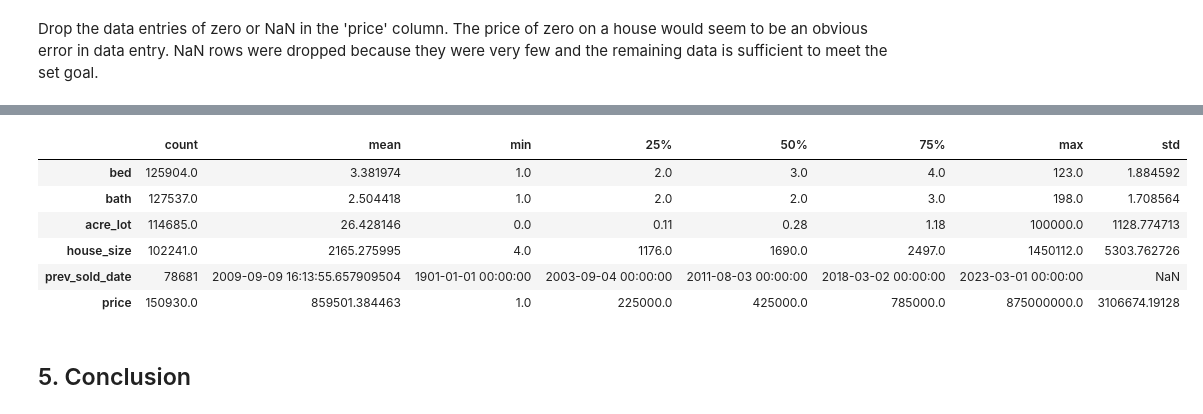
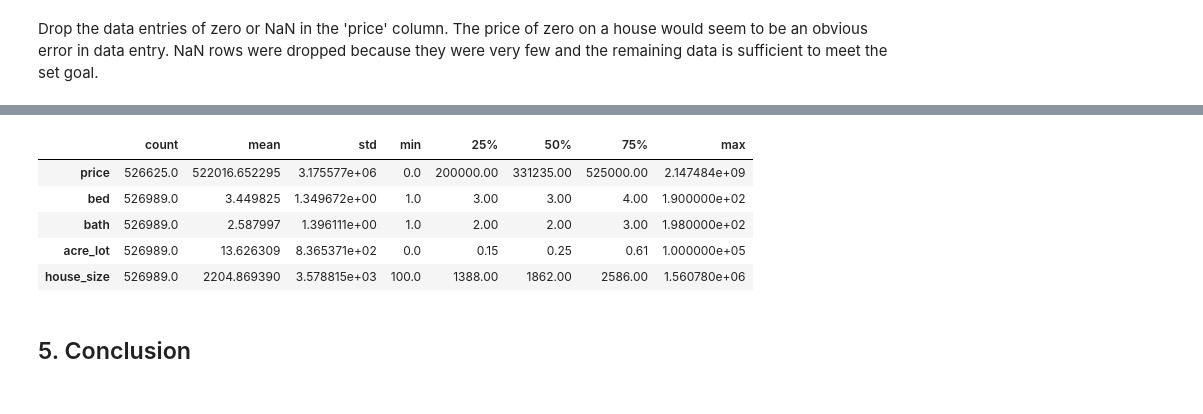
Before and after one commit to PM696/SpringboardBootCamp_DataScience, a Jupyter notebook: Capstone_Two_Data_Wrangling-main/Price_Prediction Model_Data_Wrangling_Stage.ipynb, the cells around one changed output, grey strips where cells are left out. Cells and saved outputs as stored; diff of their text form; code cells hidden in the pictures.

```diff
--- a/Capstone_Two_Data_Wrangling-main/Price_Prediction Model_Data_Wrangling_Stage.ipynb
+++ b/Capstone_Two_Data_Wrangling-main/Price_Prediction Model_Data_Wrangling_Stage.ipynb
@@ -47,7 +48,7 @@ import missingno as msno
 ## 3. Load the Real Estate Data
 # %%
 # Load the original dataset
-df = pd.read_csv('realtor_data.csv')
+df = pd.read_csv('US_housingdata.csv')
 # %%
 # Create a copy of the original dataset
 df2 = df.copy()
@@ -197,0 +182,5 @@ The column with the date when a house was previously sold has a lot missing data
+# %%
+# Drop rows with missing values in house_size, bath, bed, and acre_lot columns
+df_cleaned = df.dropna(subset=['house_size', 'bath', 'bed', 'acre_lot'])
+print(df_cleaned.shape)
+df_cleaned.head()
@@ -226,0 +199,5 @@ print(df2.shape)
+# %%
+# Convert columns from floats to strings
+df_cleaned['zip_code'] = df_cleaned['zip_code'].apply(lambda x: str(x).rstrip('.0'))
+df_cleaned['street'] = df_cleaned['street'].apply(lambda x: str(x).rstrip('.0'))
+df_cleaned['brokered_by'] = df_cleaned['brokered_by'].apply(lambda x: str(x).rstrip('.0'))
@@ -227,12 +220,11 @@ print(df2.shape)
 # %%
-df2.describe().T
+df_cleaned.describe().T
 # %% [output]
-|  | count | mean | min | 25% | 50% | 75% | max | std |
-| bed | 125904.0 | 3.381974 | 1.0 | 2.0 | 3.0 | 4.0 | 123.0 | 1.884592 |
-| bath | 127537.0 | 2.504418 | 1.0 | 2.0 | 2.0 | 3.0 | 198.0 | 1.708564 |
-| acre_lot | 114685.0 | 26.428146 | 0.0 | 0.11 | 0.28 | 1.18 | 100000.0 | 1128.774713 |
-| house_size | 102241.0 | 2165.275995 | 4.0 | 1176.0 | 1690.0 | 2497.0 | 1450112.0 | 5303.762726 |
-| prev_sold_date | 78681 | 2009-09-09 16:13:55.657909504 | 1901-01-01 00:00:00 | 2003-09-04 00:00:00 | 2011-08-03 00:00:00 | 2018-03-02 00:00:00 | 2023-03-01 00:00:00 | NaN |
-| price | 150930.0 | 859501.384463 | 1.0 | 225000.0 | 425000.0 | 785000.0 | 875000000.0 | 3106674.19128 |
+|  | count | mean | std | min | 25% | 50% | 75% | max |
+| price | 526625.0 | 522016.652295 | 3.175577e+06 | 0.0 | 200000.00 | 331235.00 | 525000.00 | 2.147484e+09 |
+| bed | 526989.0 | 3.449825 | 1.349672e+00 | 1.0 | 3.00 | 3.00 | 4.00 | 1.900000e+02 |
+| bath | 526989.0 | 2.587997 | 1.396111e+00 | 1.0 | 2.00 | 2.00 | 3.00 | 1.980000e+02 |
+| acre_lot | 526989.0 | 13.626309 | 8.365371e+02 | 0.0 | 0.15 | 0.25 | 0.61 | 1.000000e+05 |
+| house_size | 526989.0 | 2204.869390 | 3.578815e+03 | 100.0 | 1388.00 | 1862.00 | 2586.00 | 1.560780e+06 |
 # %% [markdown]
 ## 5. Conclusion
```
Also changed, not shown: parts of 27 cells of this notebook.
